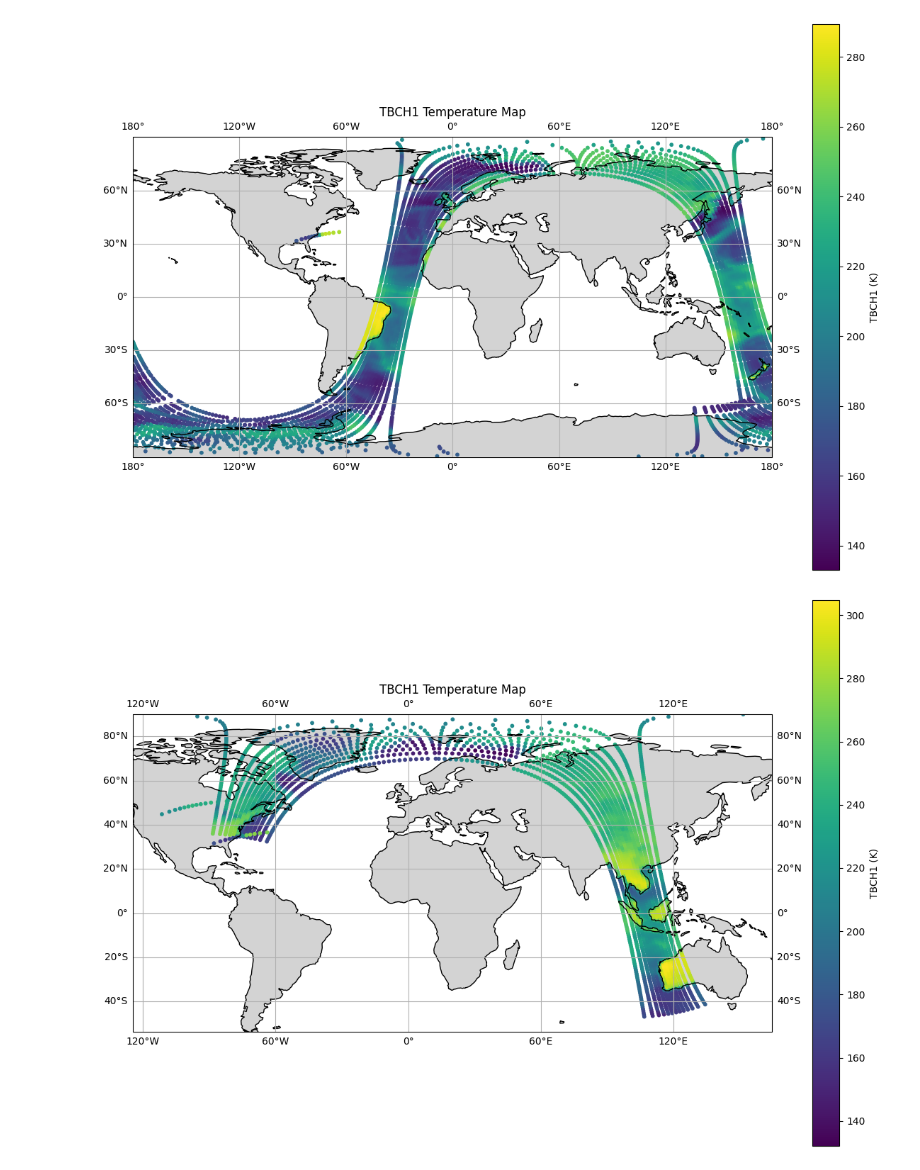
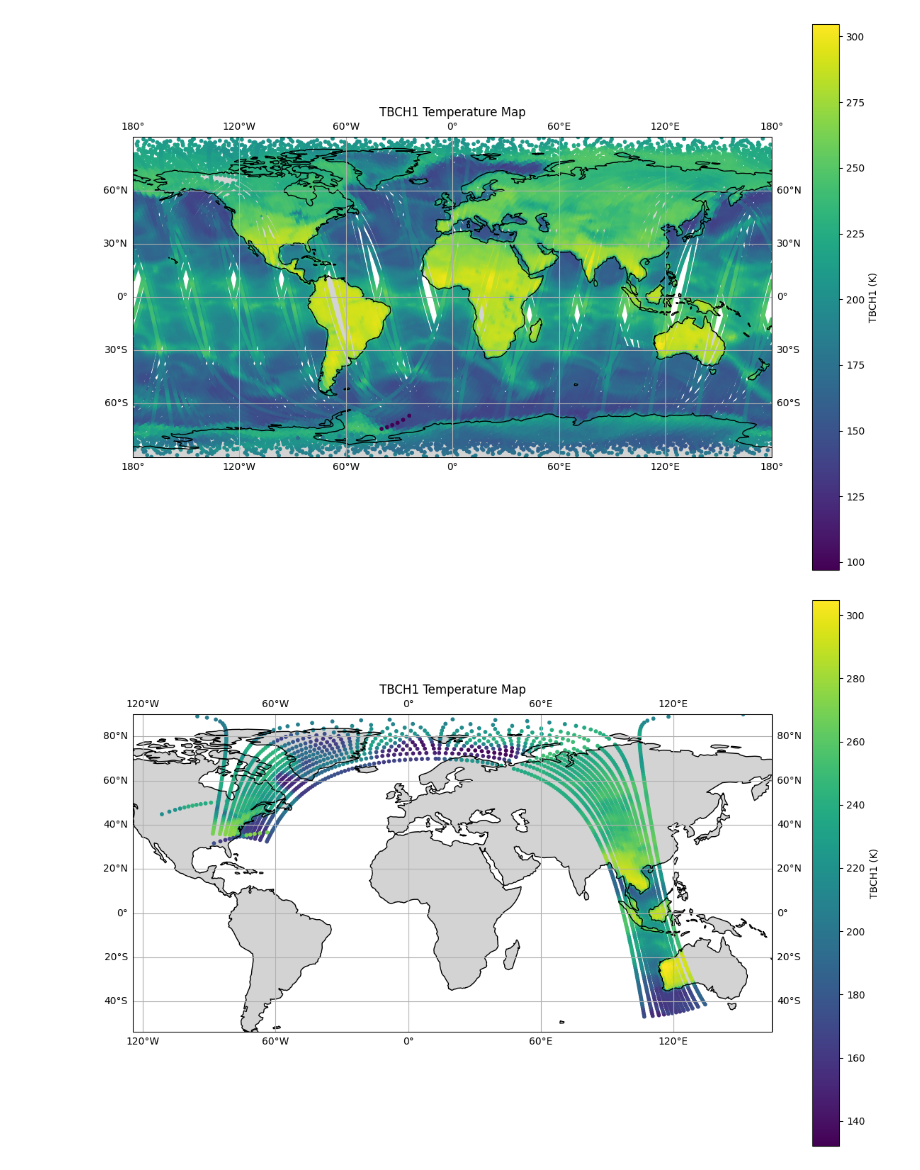
Before and after one commit to Dahlia-Dry/seaicemapping, a Jupyter notebook: test.ipynb, the cells around one changed output. Cells and saved outputs as stored; diff of their text form; code cells hidden in the pictures.

```diff
--- a/test.ipynb
+++ b/test.ipynb
@@ -5,30 +5,30 @@ import numpy as np
 import cartopy.crs as ccrs
 import cartopy.feature as cfeature
 # %%
-sample = netcdf.Dataset('SCAMS_colocated/Nimbus6-SCAMS_1976m0301t002856_o03527_DS17_era5.nc','r')
+sample = netcdf.Dataset('march1976_daily/march1976_19760301.nc','r')
 # Extract variables from the dataset
 lat = sample.variables['LAT'][:]
 lon = sample.variables['LON'][:]
 tbch1 = sample.variables['TBCH1'][:]
 
 # Create the map with geographic projection
 plt.figure(figsize=(12, 8))
 ax = plt.axes(projection=ccrs.PlateCarree())
 
 # Add coastlines and continents
 ax.coastlines()
 ax.add_feature(cfeature.LAND, facecolor='lightgray')
 ax.add_feature(cfeature.OCEAN, facecolor='white')
 ax.gridlines(draw_labels=True)
 
 # Plot the TBCH1 data
 scatter = ax.scatter(lon, lat, c=tbch1, cmap='viridis', s=10, transform=ccrs.PlateCarree())
 plt.colorbar(scatter, label='TBCH1 (K)')
 plt.title('TBCH1 Temperature Map')
 plt.tight_layout()
 plt.show()
 # %% [output]
-[figure, old version]
+[figure, new version]
 # %%
 sample = netcdf.Dataset('SCAMS_colocated/Nimbus6-SCAMS_1976m0301t041848_o03524_DS17_era5.nc','r')
 # Extract variables from the dataset
```
Also changed, not shown: parts of 2 cells of this notebook, 34 other files.
